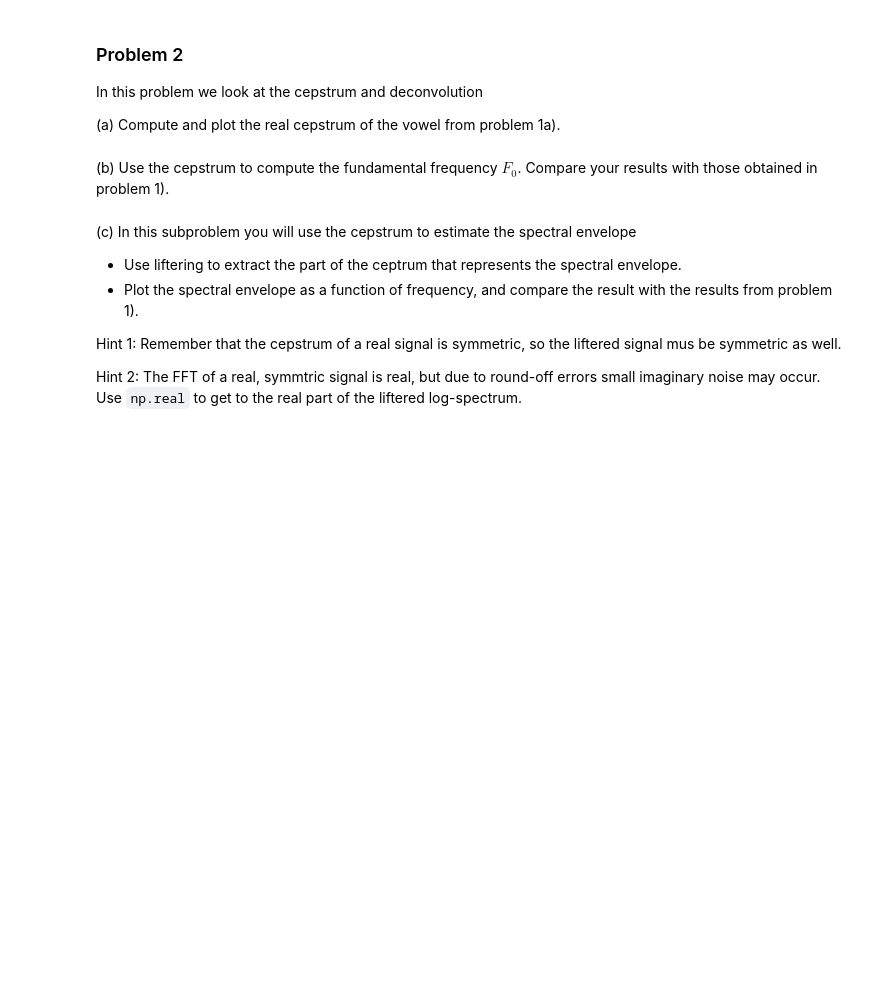
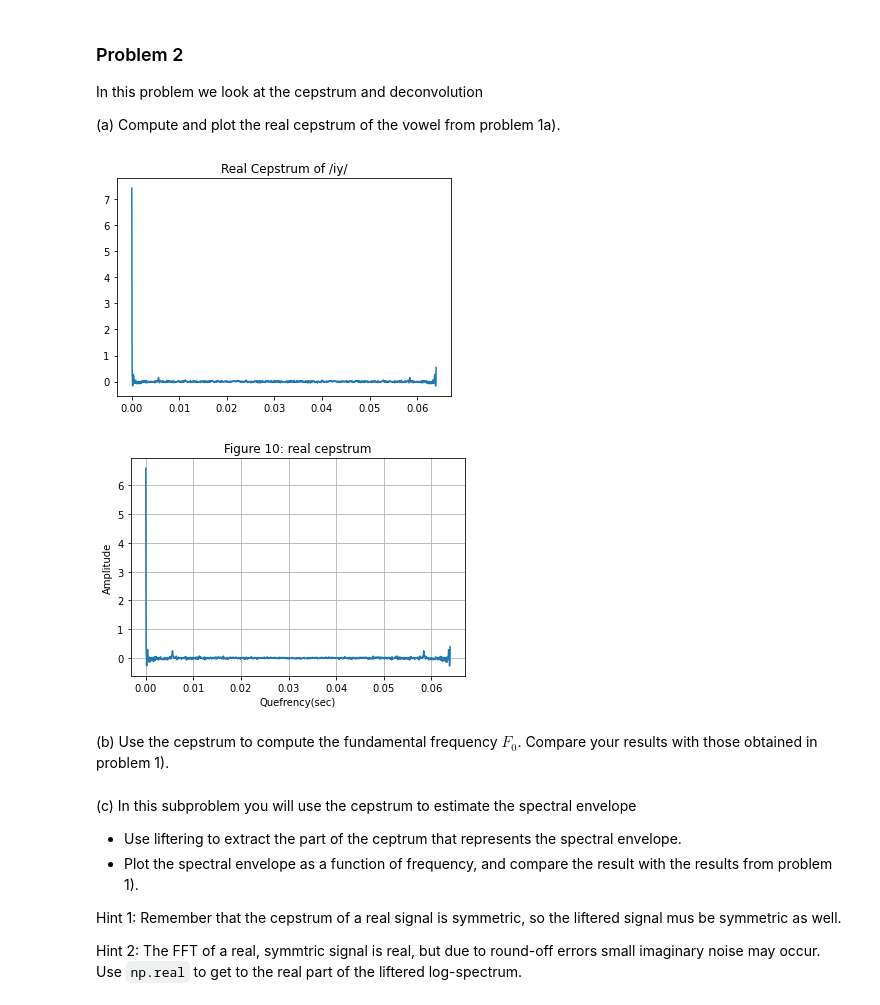
Before and after one commit to jakvah/TTT4185-MachineLearning, a Jupyter notebook: assignment_1.ipynb, the cells around one changed output. Cells and saved outputs as stored; diff of their text form; code cells hidden in the pictures; blank space fills up the shorter version.

```diff
--- a/assignment_1.ipynb
+++ b/assignment_1.ipynb
@@ -163,6 +160,26 @@ plt.show()
 In this problem we look at the cepstrum and deconvolution
 
 (a) Compute and plot the real cepstrum of the vowel from problem 1a).
+# %%
+iy_ceptr = np.fft.ifft(np.log(np.abs(fft_iy_data)))
+plt.title("Real Cepstrum of /iy/")
+x_axis = np.linspace(0,len(iy_ceptr)/Fs,len(iy_ceptr))
+plt.plot(x_axis,np.real(iy_ceptr))
+plt.show()
+
+
+cepstr = np.fft.ifft(np.log(np.abs(fft_iy_data_hamming)))
+plt.figure()
+plt.title('Figure 10: real cepstrum')
+plt.plot(np.array(range(0,cepstr.shape[0]))/Fs, np.real(cepstr))
+plt.ylabel("log")
+plt.xlabel('Quefrency(sec)')
+plt.ylabel('Amplitude')
+plt.grid(True)
+plt.show()
+# %% [output]
+[figure, added]
+[figure, added]
 # %% [markdown]
 (b) Use the cepstrum to compute the fundamental frequency $F_0$. Compare your results with those obtained in problem 1).
 # %% [markdown]
```
Also changed, not shown: parts of 1 cell of this notebook.
